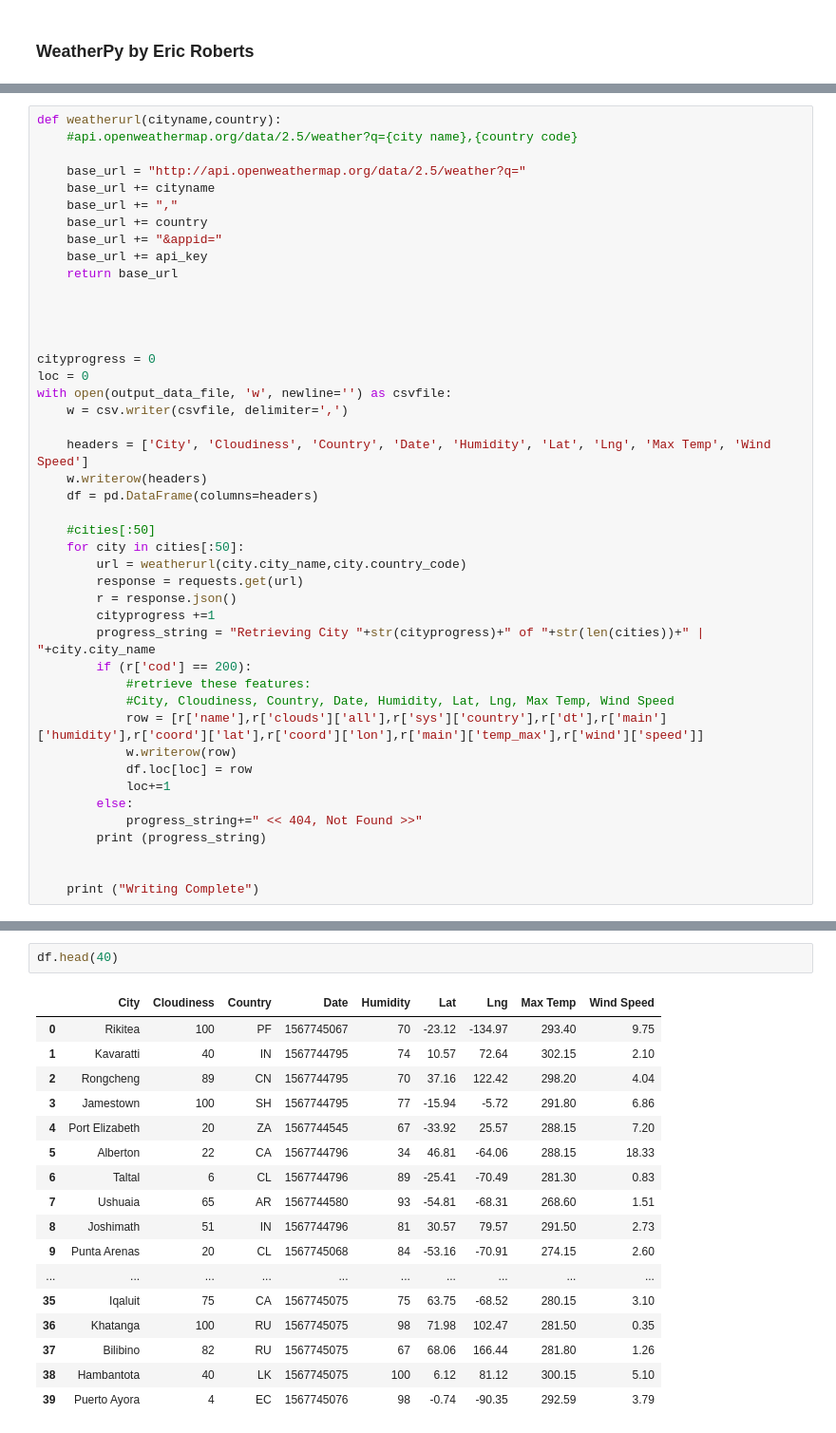
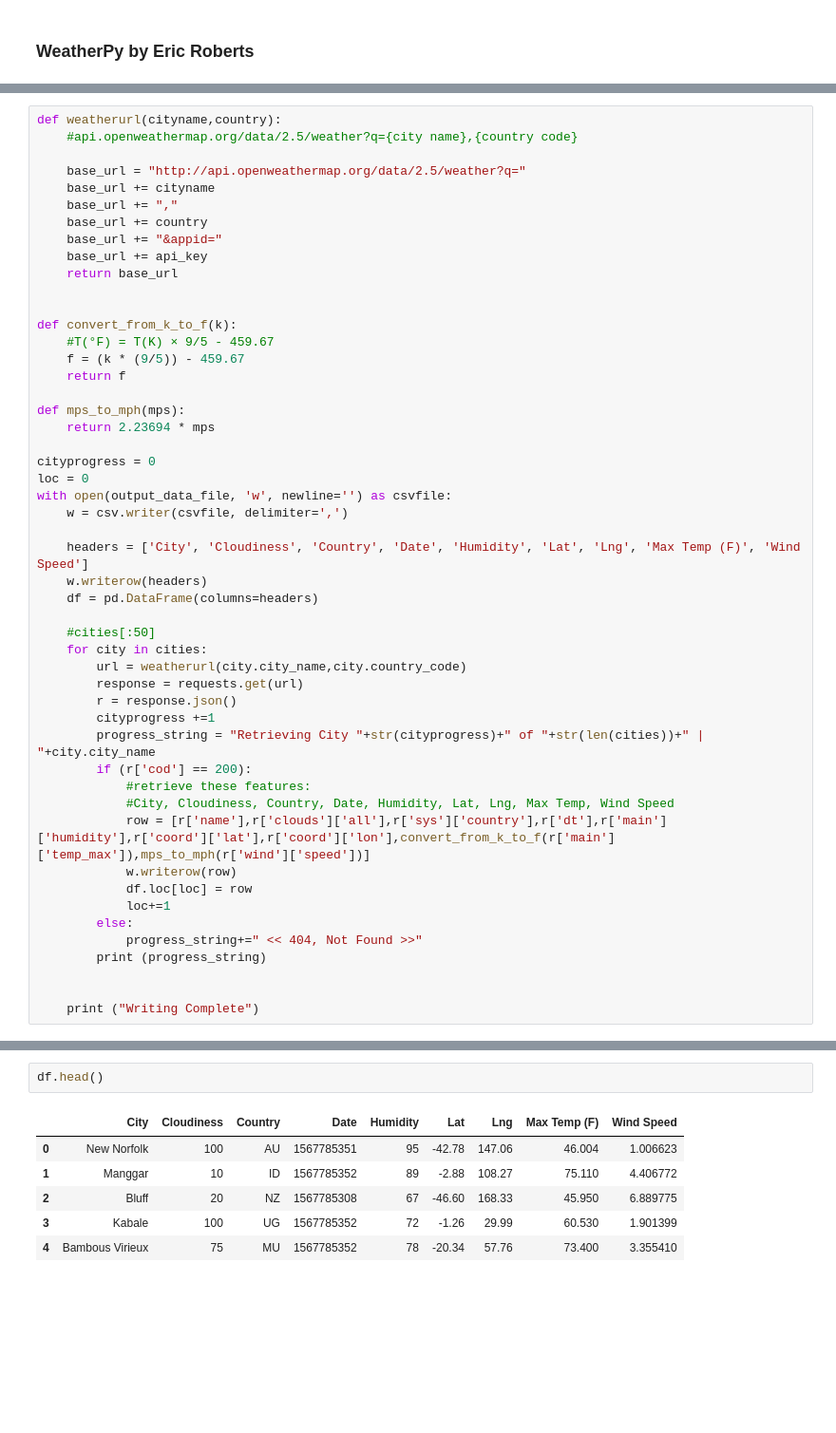
Before and after one commit to projekt888/python-api-challenge, a Jupyter notebook: WeatherPy/weather.ipynb, the cells around one changed output, grey strips where cells are left out. Shown at 95% size. Cells and saved outputs as stored; diff of their text form; blank space fills up the shorter version.

```diff
--- a/WeatherPy/weather.ipynb
+++ b/WeatherPy/weather.ipynb
@@ -59,19 +57,25 @@ def weatherurl(cityname,country):
     return base_url
 
 
+def convert_from_k_to_f(k):
+    #T(°F) = T(K) × 9/5 - 459.67
+    f = (k * (9/5)) - 459.67
+    return f
 
+def mps_to_mph(mps):
+    return 2.23694 * mps
 
 cityprogress = 0
 loc = 0
 with open(output_data_file, 'w', newline='') as csvfile:
     w = csv.writer(csvfile, delimiter=',')
 
-    headers = ['City', 'Cloudiness', 'Country', 'Date', 'Humidity', 'Lat', 'Lng', 'Max Temp', 'Wind Speed']
+    headers = ['City', 'Cloudiness', 'Country', 'Date', 'Humidity', 'Lat', 'Lng', 'Max Temp (F)', 'Wind Speed']
     w.writerow(headers)
     df = pd.DataFrame(columns=headers)
 
     #cities[:50]
-    for city in cities[:50]:
+    for city in cities:
         url = weatherurl(city.city_name,city.country_code)
         response = requests.get(url)
         r = response.json()
@@ -80,7 +84,7 @@ with open(output_data_file, 'w', newline='') as csvfile:
         if (r['cod'] == 200):
             #retrieve these features:
             #City, Cloudiness, Country, Date, Humidity, Lat, Lng, Max Temp, Wind Speed
-            row = [r['name'],r['clouds']['all'],r['sys']['country'],r['dt'],r['main']['humidity'],r['coord']['lat'],r['coord']['lon'],r['main']['temp_max'],r['wind']['speed']]
+            row = [r['name'],r['clouds']['all'],r['sys']['country'],r['dt'],r['main']['humidity'],r['coord']['lat'],r['coord']['lon'],convert_from_k_to_f(r['main']['temp_max']),mps_to_mph(r['wind']['speed'])]
             w.writerow(row)
             df.loc[loc] = row
             loc+=1
@@ -110,21 +114,10 @@ Retrieving City 50 of 630 | mataura << 404, Not Found >>
 Writing Complete
 # %%
-df.head(40)
+df.head()
 # %% [output]
-|  | City | Cloudiness | Country | Date | Humidity | Lat | Lng | Max Temp | Wind Speed |
-| 0 | Rikitea | 100 | PF | 1567745067 | 70 | -23.12 | -134.97 | 293.40 | 9.75 |
-| 1 | Kavaratti | 40 | IN | 1567744795 | 74 | 10.57 | 72.64 | 302.15 | 2.10 |
-| 2 | Rongcheng | 89 | CN | 1567744795 | 70 | 37.16 | 122.42 | 298.20 | 4.04 |
-| 3 | Jamestown | 100 | SH | 1567744795 | 77 | -15.94 | -5.72 | 291.80 | 6.86 |
-| 4 | Port Elizabeth | 20 | ZA | 1567744545 | 67 | -33.92 | 25.57 | 288.15 | 7.20 |
-| 5 | Alberton | 22 | CA | 1567744796 | 34 | 46.81 | -64.06 | 288.15 | 18.33 |
-| 6 | Taltal | 6 | CL | 1567744796 | 89 | -25.41 | -70.49 | 281.30 | 0.83 |
-| 7 | Ushuaia | 65 | AR | 1567744580 | 93 | -54.81 | -68.31 | 268.60 | 1.51 |
-| 8 | Joshimath | 51 | IN | 1567744796 | 81 | 30.57 | 79.57 | 291.50 | 2.73 |
-| 9 | Punta Arenas | 20 | CL | 1567745068 | 84 | -53.16 | -70.91 | 274.15 | 2.60 |
-| ... | ... | ... | ... | ... | ... | ... | ... | ... | ... |
-| 35 | Iqaluit | 75 | CA | 1567745075 | 75 | 63.75 | -68.52 | 280.15 | 3.10 |
-| 36 | Khatanga | 100 | RU | 1567745075 | 98 | 71.98 | 102.47 | 281.50 | 0.35 |
-| 37 | Bilibino | 82 | RU | 1567745075 | 67 | 68.06 | 166.44 | 281.80 | 1.26 |
-| 38 | Hambantota | 40 | LK | 1567745075 | 100 | 6.12 | 81.12 | 300.15 | 5.10 |
-| 39 | Puerto Ayora | 4 | EC | 1567745076 | 98 | -0.74 | -90.35 | 292.59 | 3.79 |
+|  | City | Cloudiness | Country | Date | Humidity | Lat | Lng | Max Temp (F) | Wind Speed |
+| 0 | New Norfolk | 100 | AU | 1567785351 | 95 | -42.78 | 147.06 | 46.004 | 1.006623 |
+| 1 | Manggar | 10 | ID | 1567785352 | 89 | -2.88 | 108.27 | 75.110 | 4.406772 |
+| 2 | Bluff | 20 | NZ | 1567785308 | 67 | -46.60 | 168.33 | 45.950 | 6.889775 |
+| 3 | Kabale | 100 | UG | 1567785352 | 72 | -1.26 | 29.99 | 60.530 | 1.901399 |
+| 4 | Bambous Virieux | 75 | MU | 1567785352 | 78 | -20.34 | 57.76 | 73.400 | 3.355410 |
```
Also changed, not shown: parts of 8 cells of this notebook, 5 other files.
